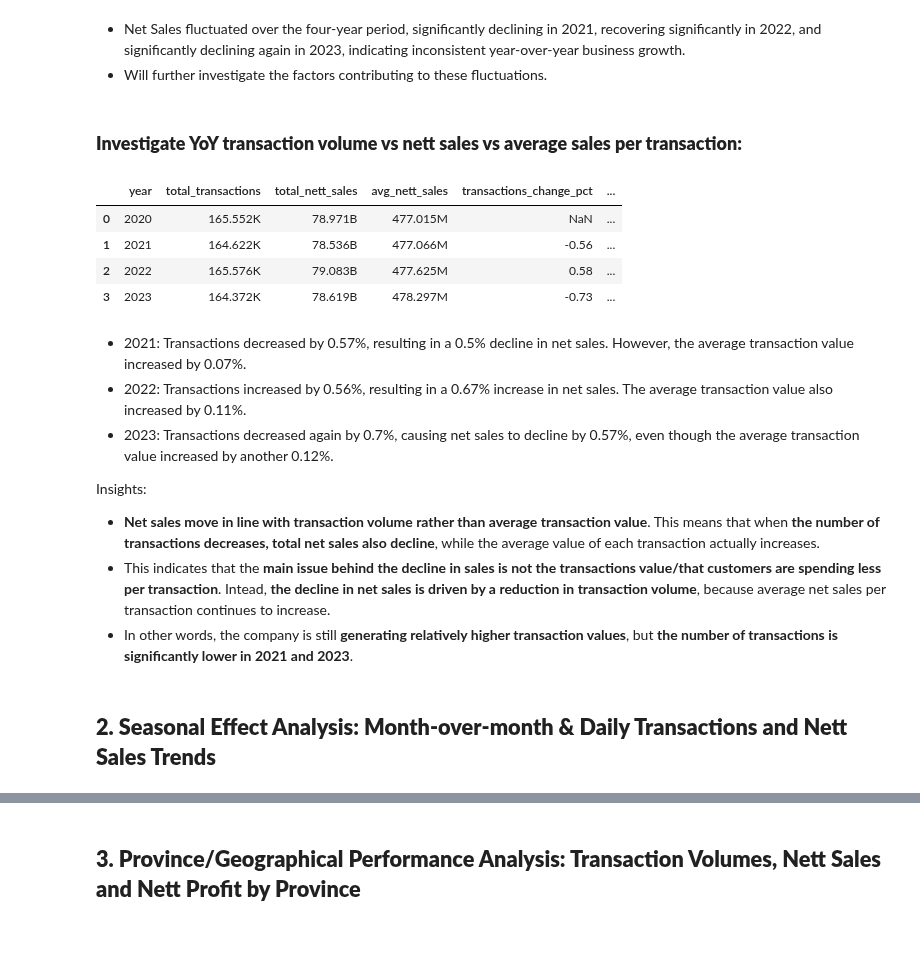
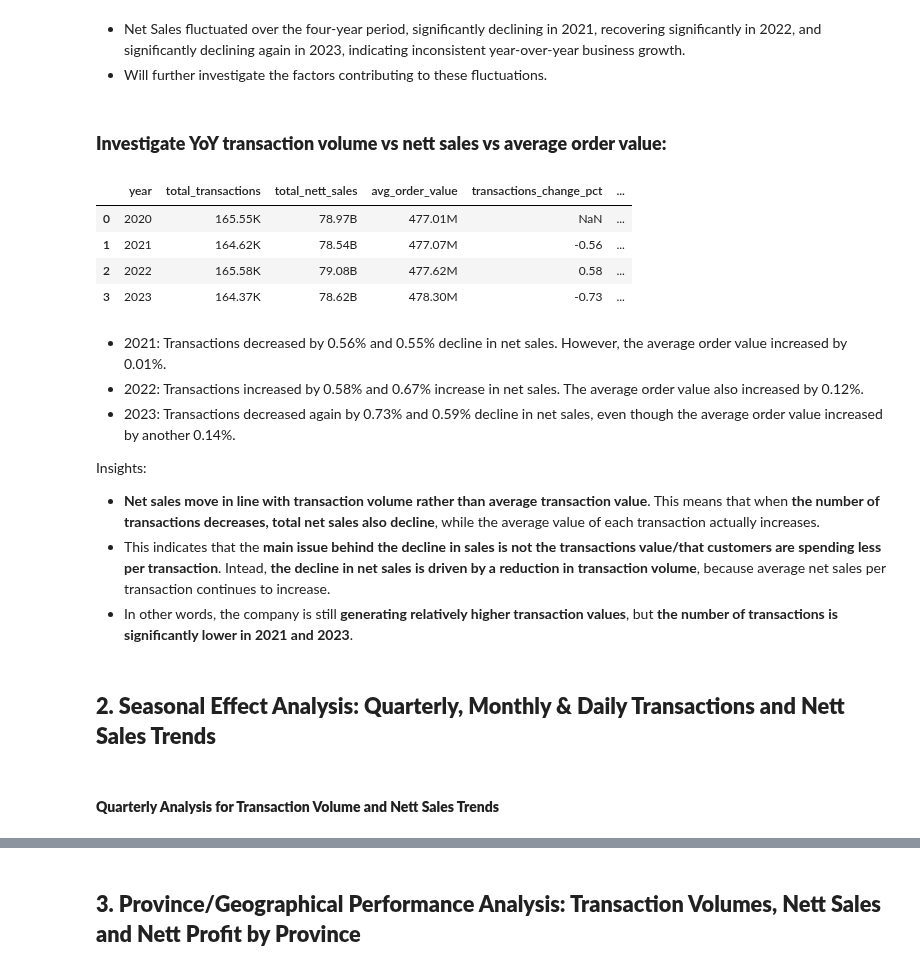
Before and after one commit to grace-nc/kimiafarma-business-performance-analysis, a Jupyter notebook: kf_bigdata_analysis.ipynb, the cells around one changed output, grey strips where cells are left out. Cells and saved outputs as stored; diff of their text form; code cells hidden in the pictures; blank space fills up the shorter version.

```diff
--- a/kf_bigdata_analysis.ipynb
+++ b/kf_bigdata_analysis.ipynb
@@ -452,7 +452,7 @@ plt.show()
 - Net Sales fluctuated over the four-year period, significantly declining in 2021, recovering significantly in 2022, and significantly declining again in 2023, indicating inconsistent year-over-year business growth.
 - Will further investigate the factors contributing to these fluctuations.
 # %% [markdown]
-### **Investigate YoY transaction volume vs nett sales vs average sales per transaction:**
+### **Investigate YoY transaction volume vs nett sales vs average order value:**
 # %%
 sales_analysis = df_clean.groupby('year').agg(
     total_transactions=('transaction_id', 'nunique'),
@@ -460,54 +460,56 @@ sales_analysis = df_clean.groupby('year').agg(
 ).reset_index()
 
 # Average net sales per transaction
-sales_analysis['avg_nett_sales'] = (
+sales_analysis['avg_order_value'] = (
     sales_analysis['total_nett_sales'] /
     sales_analysis['total_transactions']
 )
 
 # Calculate YoY percentage change
 sales_analysis['transactions_change_pct'] = (
     sales_analysis['total_transactions'].pct_change() * 100
 )
 
 sales_analysis['nett_sales_change_pct'] = (
     sales_analysis['total_nett_sales'].pct_change() * 100
 )
 
-sales_analysis['avg_nett_sales_change_pct'] = (
-    sales_analysis['avg_nett_sales'].pct_change() * 100
+sales_analysis['avg_order_value_change_pct'] = (
+    sales_analysis['avg_order_value'].pct_change() * 100
 )
 
 # Round all numeric columns to 2 decimal places
 sales_analysis = sales_analysis.round(2)
 
 sales_analysis['total_transactions'] = (
     sales_analysis['total_transactions'] / 1000
-).map(lambda x: f"{x:.3f}K")
+).map(lambda x: f"{x:.2f}K")
 
 sales_analysis['total_nett_sales'] = (
     sales_analysis['total_nett_sales'] / 1000000000
-).map(lambda x: f"{x:.3f}B")
+).map(lambda x: f"{x:.2f}B")
 
-sales_analysis['avg_nett_sales'] = (
-    sales_analysis['avg_nett_sales'] / 1000
-).map(lambda x: f"{x:.3f}M")
+sales_analysis['avg_order_value'] = (
+    sales_analysis['avg_order_value'] / 1000
+).map(lambda x: f"{x:.2f}M")
 
 sales_analysis
 # %% [output]
-|  | year | total_transactions | total_nett_sales | avg_nett_sales | transactions_change_pct | ... |
-| 0 | 2020 | 165.552K | 78.971B | 477.015M | NaN | ... |
-| 1 | 2021 | 164.622K | 78.536B | 477.066M | -0.56 | ... |
-| 2 | 2022 | 165.576K | 79.083B | 477.625M | 0.58 | ... |
-| 3 | 2023 | 164.372K | 78.619B | 478.297M | -0.73 | ... |
+|  | year | total_transactions | total_nett_sales | avg_order_value | transactions_change_pct | ... |
+| 0 | 2020 | 165.55K | 78.97B | 477.01M | NaN | ... |
+| 1 | 2021 | 164.62K | 78.54B | 477.07M | -0.56 | ... |
+| 2 | 2022 | 165.58K | 79.08B | 477.62M | 0.58 | ... |
+| 3 | 2023 | 164.37K | 78.62B | 478.30M | -0.73 | ... |
 # %% [markdown]
-- 2021: Transactions decreased by 0.57%, resulting in a 0.5% decline in net sales. However, the average transaction value increased by 0.07%.
-- 2022: Transactions increased by 0.56%, resulting in a 0.67% increase in net sales. The average transaction value also increased by 0.11%.
-- 2023: Transactions decreased again by 0.7%, causing net sales to decline by 0.57%, even though the average transaction value increased by another 0.12%.
+- 2021: Transactions decreased by 0.56% and 0.55% decline in net sales. However, the average order value increased by 0.01%.
+- 2022: Transactions increased by 0.58% and 0.67% increase in net sales. The average order value also increased by 0.12%.
+- 2023: Transactions decreased again by 0.73% and 0.59% decline in net sales, even though the average order value increased by another 0.14%.
 
 Insights:
 - **Net sales move in line with transaction volume rather than average transaction value**. This means that when **the number of transactions decreases, total net sales also decline**, while the average value of each transaction actually increases.
 - This indicates that the **main issue behind the decline in sales is not the transactions value/that customers are spending less per transaction**. Intead, **the decline in net sales is driven by a reduction in transaction volume**, because average net sales per transaction continues to increase.
 - In other words, the company is still **generating relatively higher transaction values**, but **the number of transactions is significantly lower in 2021 and 2023**.
 # %% [markdown]
-## **2. Seasonal Effect Analysis: Month-over-month & Daily Transactions and Nett Sales Trends**
+## **2. Seasonal Effect Analysis: Quarterly, Monthly & Daily Transactions and Nett Sales Trends**
+# %% [markdown]
+#### **Quarterly Analysis for Transaction Volume and Nett Sales Trends**
```
Also changed, not shown: parts of 67 cells of this notebook.
